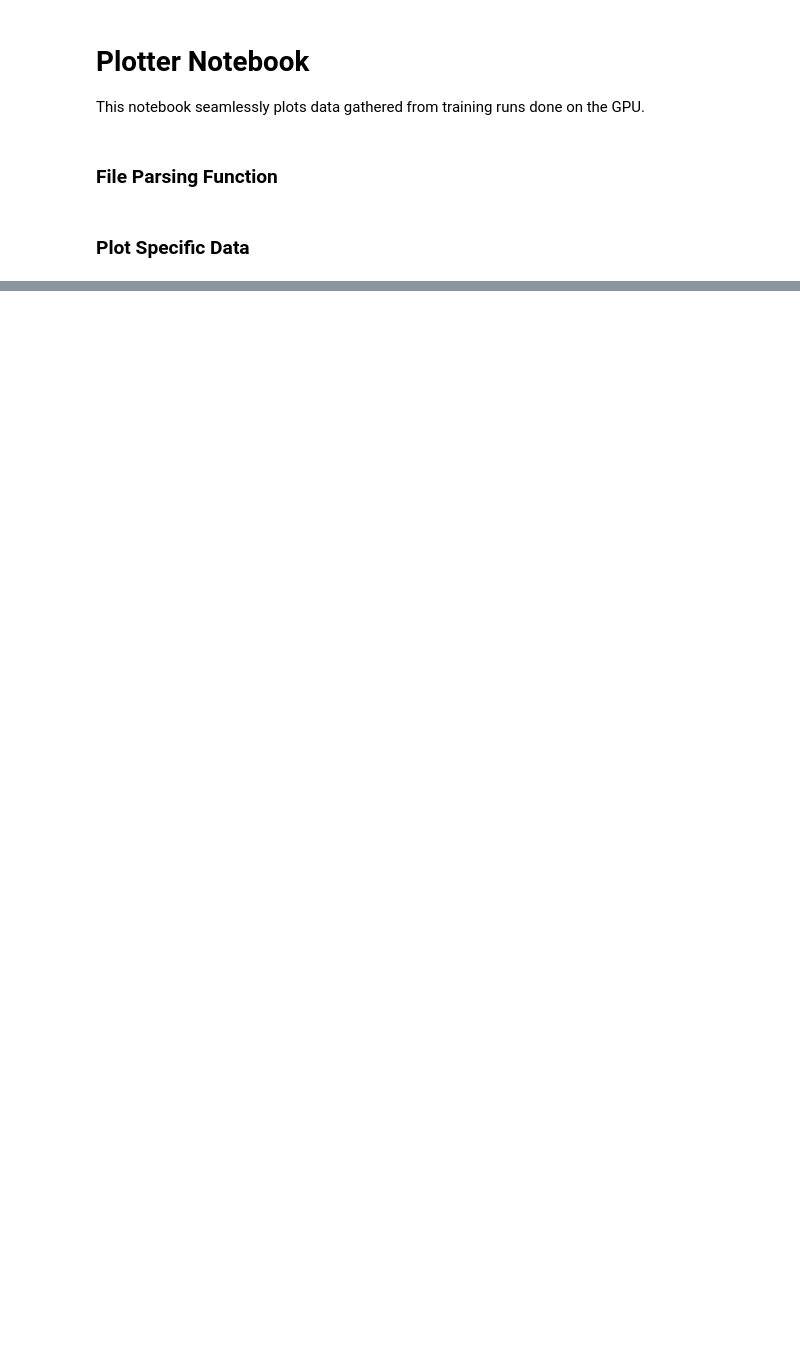
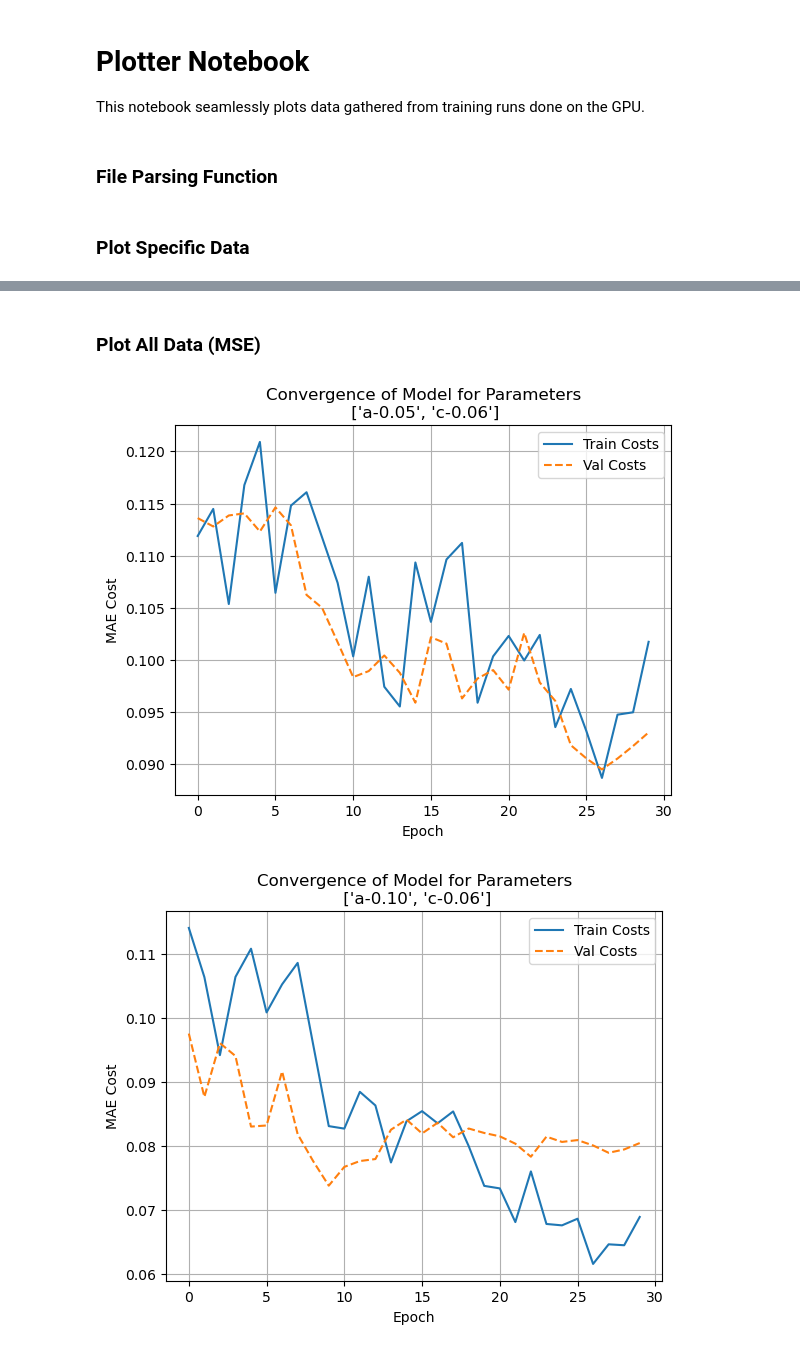
Before and after one commit to L-Amos/QNLP_project, a Jupyter notebook: fidelity_model/plotter.ipynb, the cells around one changed output, grey strips where cells are left out. Saved outputs shown, nothing was run; the diff lists cells and outputs as text; code cells hidden in the pictures; blank space fills up the shorter version.

```diff
--- a/fidelity_model/plotter.ipynb
+++ b/fidelity_model/plotter.ipynb
@@ -68,0 +72,23 @@ plt.show()
+# %% [markdown]
+### Plot All Data (MSE)
+# %%
+# Train Costs
+train_files = glob.glob("data/GPU_training_mse/*TRAIN.csv")
+train_costs, train_params = readfiles(train_files)
+# Val Costs
+val_files = glob.glob("data/GPU_training_mse/*VAL.csv")
+val_costs, val_params = readfiles(val_files)
+# Plot
+for train_cost, val_cost, labels in zip(train_costs, val_costs, train_params,):
+    fig, ax = plt.subplots(1)
+    ax.plot(train_cost, label=f"Train Costs")
+    ax.plot(val_cost, linestyle="--", label=f"Val Costs")
+    ax.set_xlabel("Epoch")
+    ax.set_ylabel("MAE Cost")
+    ax.set_title(f"Convergence of Model for Parameters\n {labels}")
+    plt.grid()
+    plt.legend()
+plt.show()
+# %% [output]
+[figure, added]
+[figure, added]
```
Also changed, not shown: parts of 5 cells of this notebook, 12 other files.
